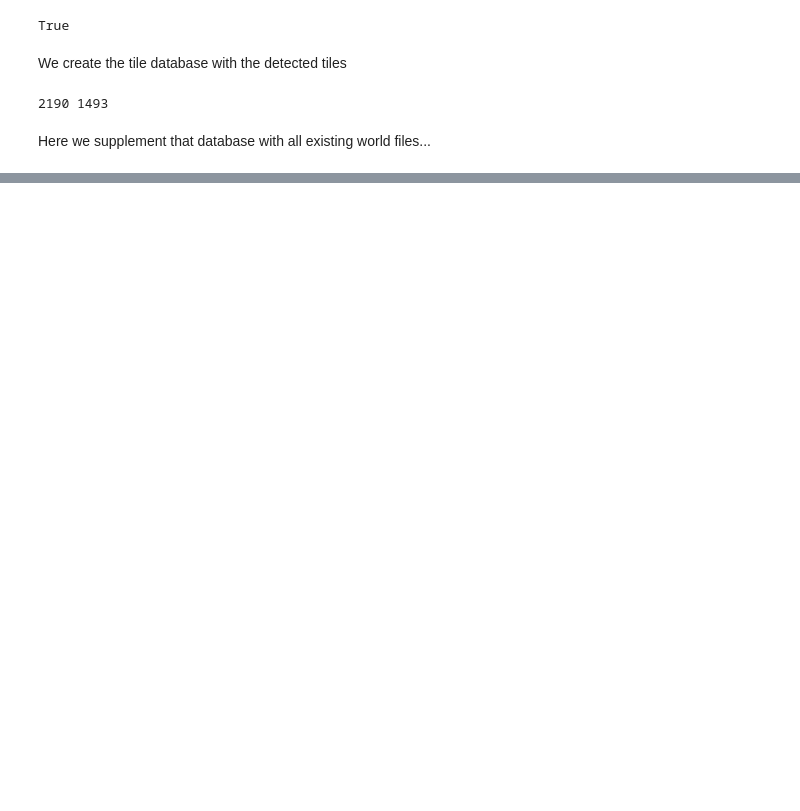
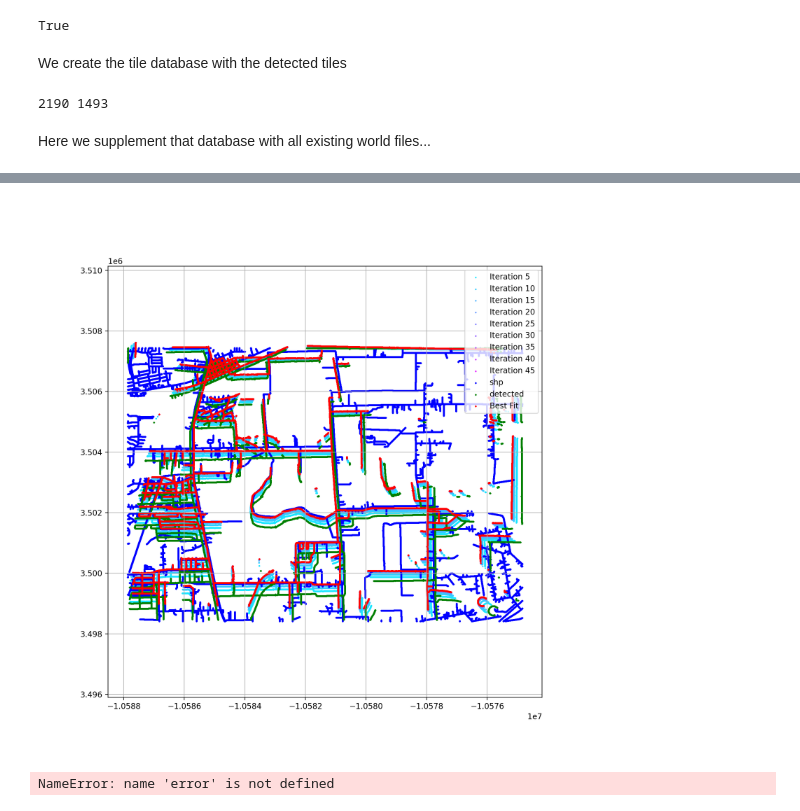
Before and after one commit to f-haces/RECTDNN, a Jupyter notebook: TileGeoreferencing.ipynb, the cells around one changed output, grey strips where cells are left out. Cells and saved outputs as stored; diff of their text form; code cells hidden in the pictures; blank space fills up the shorter version.

Commit message:
General updates, including angle limits on some transformations and weighted LS solution for transformations

```diff
--- a/TileGeoreferencing.ipynb
+++ b/TileGeoreferencing.ipynb
@@ -372,0 +281,4 @@ intersections = gpd.read_file(f"{data_dir}/AAA_ReferenceDatasets/Intersections.g
+# %%
+intersections = gpd.read_file(f"{data_dir}/AAA_ReferenceDatasets/Intersections.gpkg", engine='pyogrio', use_arrow=True)
+# roads_gdf = gpd.read_file(r"C:\Users\fhacesga\Downloads\TxDOT_Street_Definition_-1346186713652838562\TxDOT_Street_Definition.shp", engine='pyogrio', use_arrow=True)
+roads_gdf = gpd.read_file(r"C:\Users\fhacesga\Downloads\TexasRoads_filtered_3857.gpkg", engine='pyogrio', use_arrow=True)
@@ -372,0 +311,69 @@ intersections = gpd.read_file(f"{data_dir}/AAA_ReferenceDatasets/Intersections.g
+# %%
+def calcCenter(a):
+    # print(a,  (a[0] + a[2]) / 2, (a[1] + a[3]) / 2)
+    return (a[0] + a[2]) / 2, (a[1] + a[3]) / 2
+
+bestgrades = []
+numcorners = []
+
+model = TPNN(num_classes=2, finalpadding=1, inputsize=2)
+checkpoint = torch.load(r'C:\Users\fhacesga\OneDrive - University Of Houston\AAA_RECTDNN\data/FANN/checkpoint_101123.pth')
+model.load_state_dict(checkpoint['model_state_dict'])
+
+for i, (out_name, db) in enumerate(tile_coords.items()):
+    if db is not None:
+
+        # GET STREET CORNERS FROM TPNN OUTPUTS
+        street_corners = results_struct[tile_coords[out_name]['input_file']]
+
+        # SKIP IF TOO FEW CORNERS
+        if len(street_corners) < 3:
+            continue
+
+        # OPEN RASTER AND GET BOUNDING BOX
+        ra = rio.open(out_name)
+        bounds  = ra.bounds
+        image   = ra.read(1)
+
+        # RUN ROADS DETECTION ON CNN
+        roads, _    = split_and_run_cnn(image, model, tilesize=1024, num_dim=3, edges=0, dims_rep=None, n_pyramids=2, device="cpu", verbose=True)
+        roads_thin  = skeletonize(roads[:, :, 1] > 0.95)
+        y, x = np.where(roads_thin[:, :])
+        xs, ys = rio.transform.xy(ra.transform, y, x)
+
+        xy = list(zip(xs, ys))
+        points = MultiPoint(xy)
+        detections = gpd.GeoDataFrame(index=[0], geometry=[points]).explode(ignore_index=False, index_parts=False)
+
+        bounds_poly = enlarged_bounds(ra, n=1)
+        roads_clipped = gpd.clip(roads_gdf, bounds_poly)
+        streets = getRoadPoints(roads_clipped, 0.5)
+
+        ICP_fn = os.path.join(proc_dir, os.path.basename(out_name).split(".")[0] + "_ICP.tif")
+        # best_transform, transform_dict = performICPonTile(detections, streets, plot=True, save_fig=ICP_fn, icp_iterations=500, conv=1e-6)
+        best_transform, transform_dict = performICPonTile(detections, streets, plot=True, icp_iterations=50, conv=1e-6, rotation_limit=20)
+        bestgrades.append(np.min(transform_dict['grades']))
+
+        raster_name = os.path.join(proc_dir, os.path.basename(out_name).split(".")[0] + "_registered1.tif")
+        transform = best_transform @ getMatrixFromAffine(ra.transform)
+
+        shp_name = os.path.join(proc_dir, os.path.basename(out_name).split(".")[0] + "_XY.gpkg")
+        a = gpd.GeoDataFrame(crs="EPSG:3857", geometry=gpd.points_from_xy(transform_dict['reproj'][0][:, 0], transform_dict['reproj'][0][:, 1]))
+        a.to_file(shp_name)
+
+        try:
+            with rio.open(raster_name, 'w',
+                driver='GTiff', count=3, dtype=image.dtype,
+                height=image.shape[0], width=image.shape[1],
+                crs=f'EPSG:3857',
+                transform=rio.Affine(*transform.flatten()[:6])) as dst:
+                    dst.write(image, 1)
+                    dst.write(roads[:, :, 1] * 255, 2)
+                    dst.write(roads_thin, 3)
+        except:
+             print(f"Could not save photo {out_name}")
+
+        error
+# %% [output]
+[figure, added]
+NameError: name 'error' is not defined
```
Also changed, not shown: parts of 19 cells of this notebook, 5 other files.
